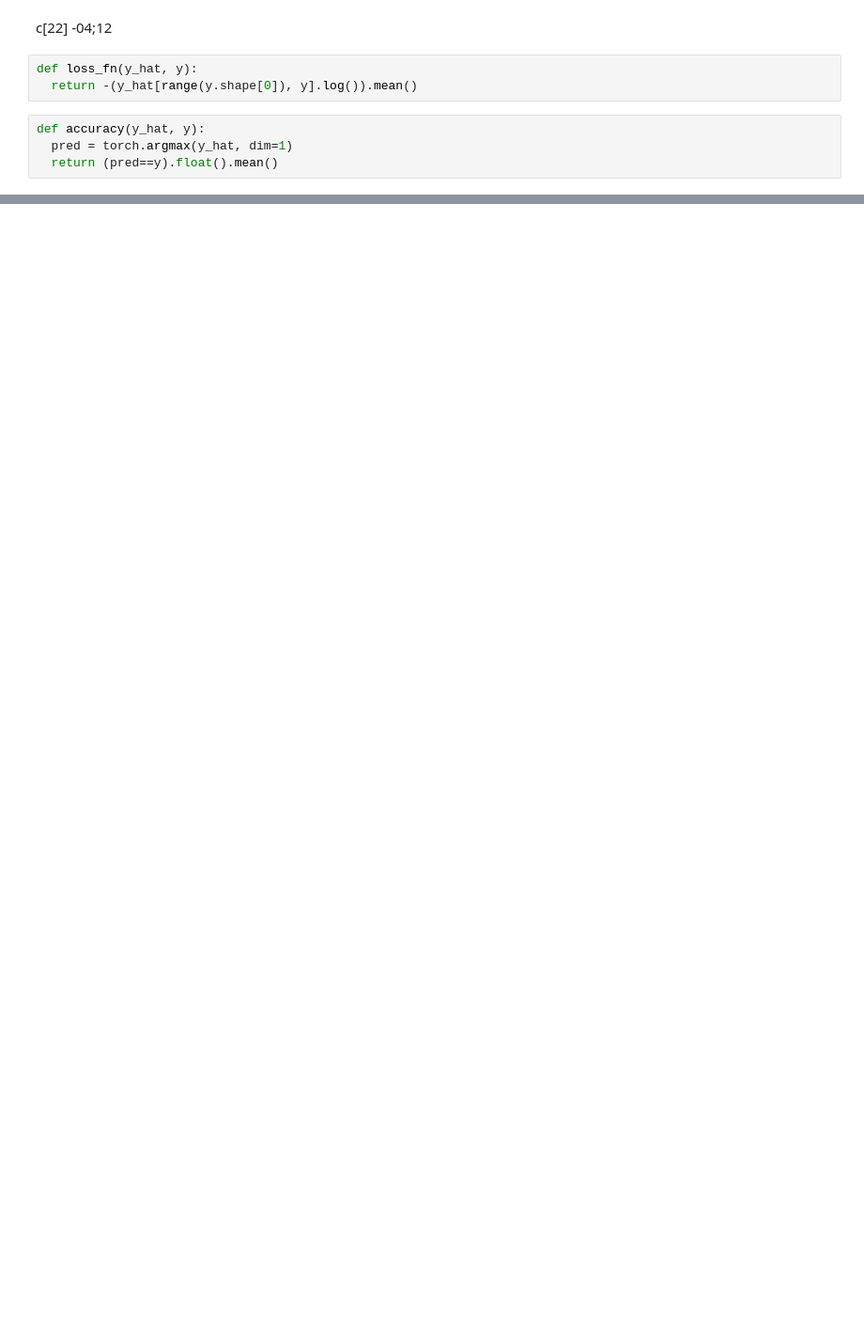
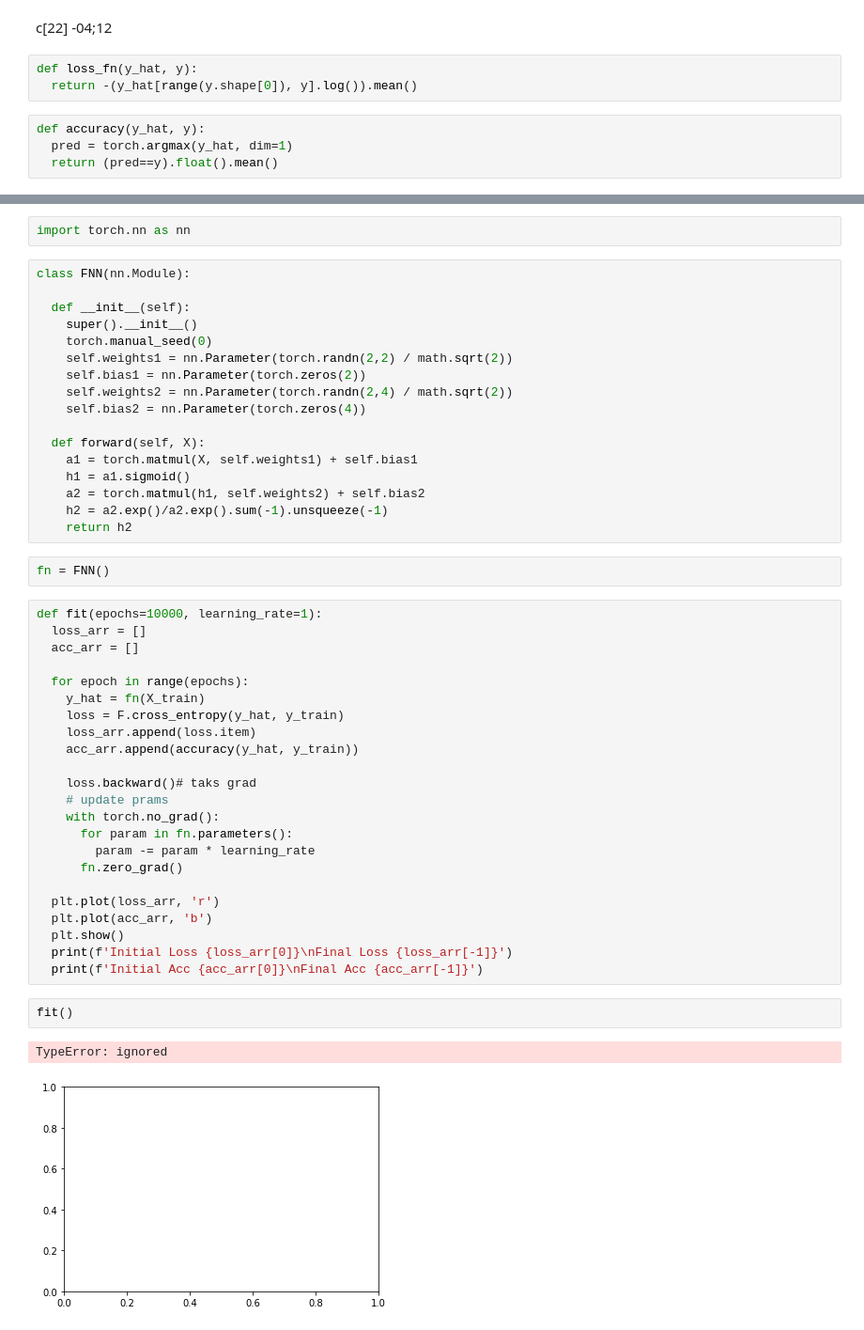
Before and after one commit to shobhitsundriyal/Revisit_ML, a Jupyter notebook: FFNetwork_pytorch.ipynb, the cells around one changed output, grey strips where cells are left out. Shown at 94% size. Cells and saved outputs as stored; diff of their text form; blank space fills up the shorter version.

```diff
--- a/FFNetwork_pytorch.ipynb
+++ b/FFNetwork_pytorch.ipynb
@@ -69,0 +170,49 @@ torch.manual_seed(0)
+# %%
+import torch.nn as nn
+# %%
+class FNN(nn.Module):
+
+  def __init__(self):
+    super().__init__()
+    torch.manual_seed(0)
+    self.weights1 = nn.Parameter(torch.randn(2,2) / math.sqrt(2))
+    self.bias1 = nn.Parameter(torch.zeros(2))
+    self.weights2 = nn.Parameter(torch.randn(2,4) / math.sqrt(2))
+    self.bias2 = nn.Parameter(torch.zeros(4))
+
+  def forward(self, X):
+    a1 = torch.matmul(X, self.weights1) + self.bias1
+    h1 = a1.sigmoid()
+    a2 = torch.matmul(h1, self.weights2) + self.bias2
+    h2 = a2.exp()/a2.exp().sum(-1).unsqueeze(-1)
+    return h2
+# %%
+fn = FNN()
+# %%
+def fit(epochs=10000, learning_rate=1):
+  loss_arr = []
+  acc_arr = []
+
+  for epoch in range(epochs):
+    y_hat = fn(X_train)
+    loss = F.cross_entropy(y_hat, y_train)
+    loss_arr.append(loss.item)
+    acc_arr.append(accuracy(y_hat, y_train))
+
+    loss.backward()# taks grad
+    # update prams
+    with torch.no_grad():
+      for param in fn.parameters():
+        param -= param * learning_rate
+      fn.zero_grad()
+
+  plt.plot(loss_arr, 'r')
+  plt.plot(acc_arr, 'b')
+  plt.show()
+  print(f'Initial Loss {loss_arr[0]}\nFinal Loss {loss_arr[-1]}')
+  print(f'Initial Acc {acc_arr[0]}\nFinal Acc {acc_arr[-1]}')
+# %%
+fit()
+# %% [output]
+TypeError: ignored
+[figure, added]
```
Also changed, not shown: parts of 9 cells of this notebook.
